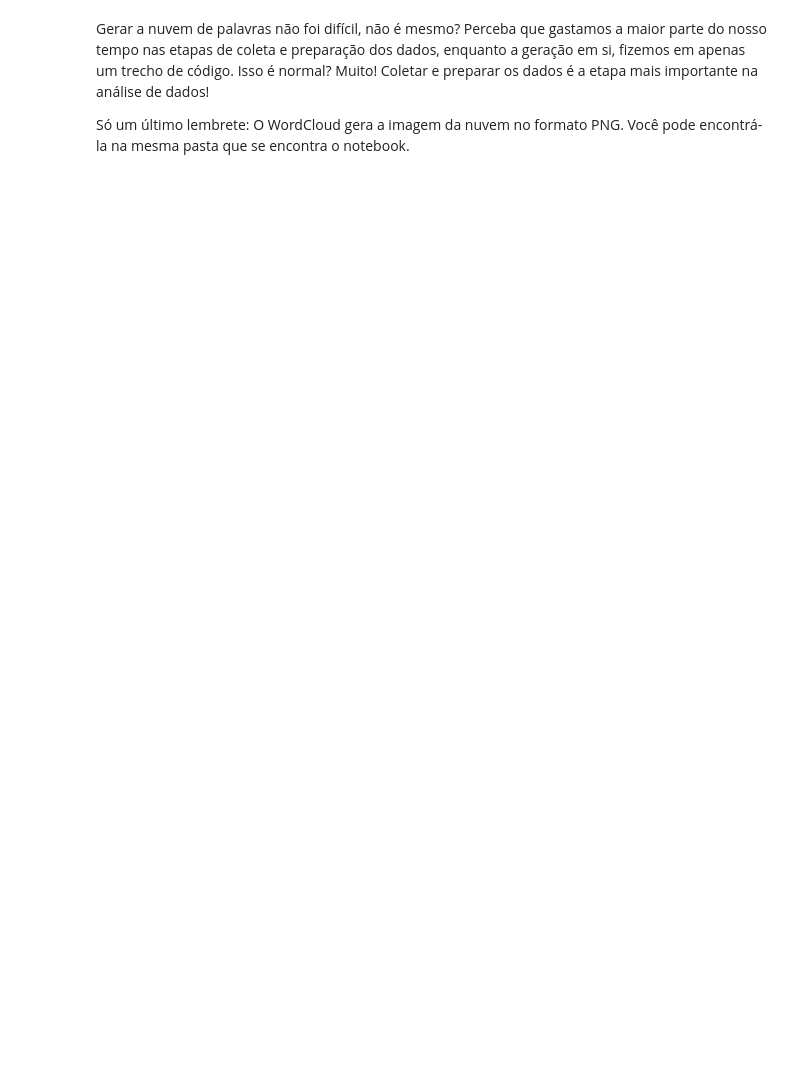
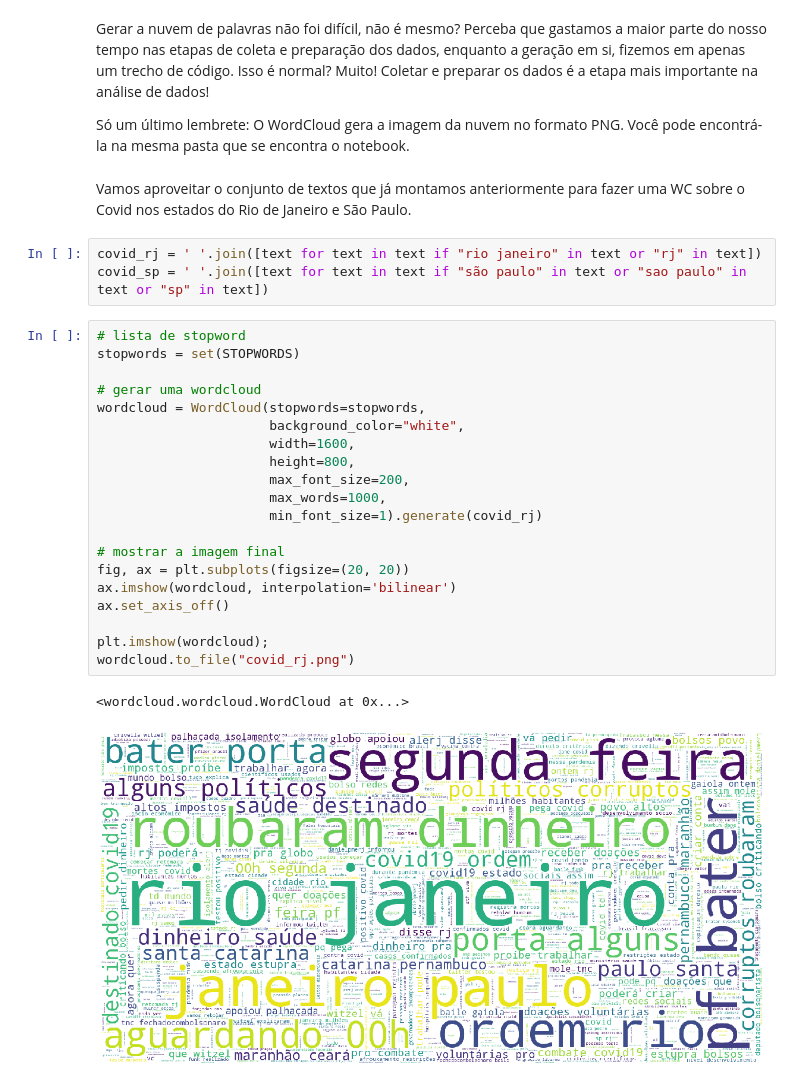
Before and after one commit to fcampos300/covid19, a Jupyter notebook: covid_wordcloud.ipynb, the cells around one changed output. Saved outputs shown, nothing was run; the diff lists cells and outputs as text; blank space fills up the shorter version.

```diff
--- a/covid_wordcloud.ipynb
+++ b/covid_wordcloud.ipynb
@@ -139,3 +139,31 @@ wordcloud.to_file("covid.png")
 Gerar a nuvem de palavras não foi difícil, não é mesmo? Perceba que gastamos a maior parte do nosso tempo nas etapas de coleta e preparação dos dados, enquanto a geração em si, fizemos em apenas um trecho de código. Isso é normal? Muito! Coletar e preparar os dados é a etapa mais importante na análise de dados!
 
 Só um último lembrete: O WordCloud gera a imagem da nuvem no formato PNG. Você pode encontrá-la na mesma pasta que se encontra o notebook.
+# %% [markdown]
+Vamos aproveitar o conjunto de textos que já montamos anteriormente para fazer uma WC sobre o Covid nos estados do Rio de Janeiro e São Paulo.
+# %%
+covid_rj = ' '.join([text for text in text if "rio janeiro" in text or "rj" in text])
+covid_sp = ' '.join([text for text in text if "são paulo" in text or "sao paulo" in text or "sp" in text])
+# %%
+# lista de stopword
+stopwords = set(STOPWORDS)
+
+# gerar uma wordcloud
+wordcloud = WordCloud(stopwords=stopwords,
+                      background_color="white",
+                      width=1600,
+                      height=800,
+                      max_font_size=200,
+                      max_words=1000,
+                      min_font_size=1).generate(covid_rj)
+
+# mostrar a imagem final
+fig, ax = plt.subplots(figsize=(20, 20))
+ax.imshow(wordcloud, interpolation='bilinear')
+ax.set_axis_off()
+
+plt.imshow(wordcloud);
+wordcloud.to_file("covid_rj.png")
+# %% [output]
+<wordcloud.wordcloud.WordCloud at 0x...>
+[figure, added]
```
Also changed, not shown: parts of 7 cells of this notebook, 3 other files.
